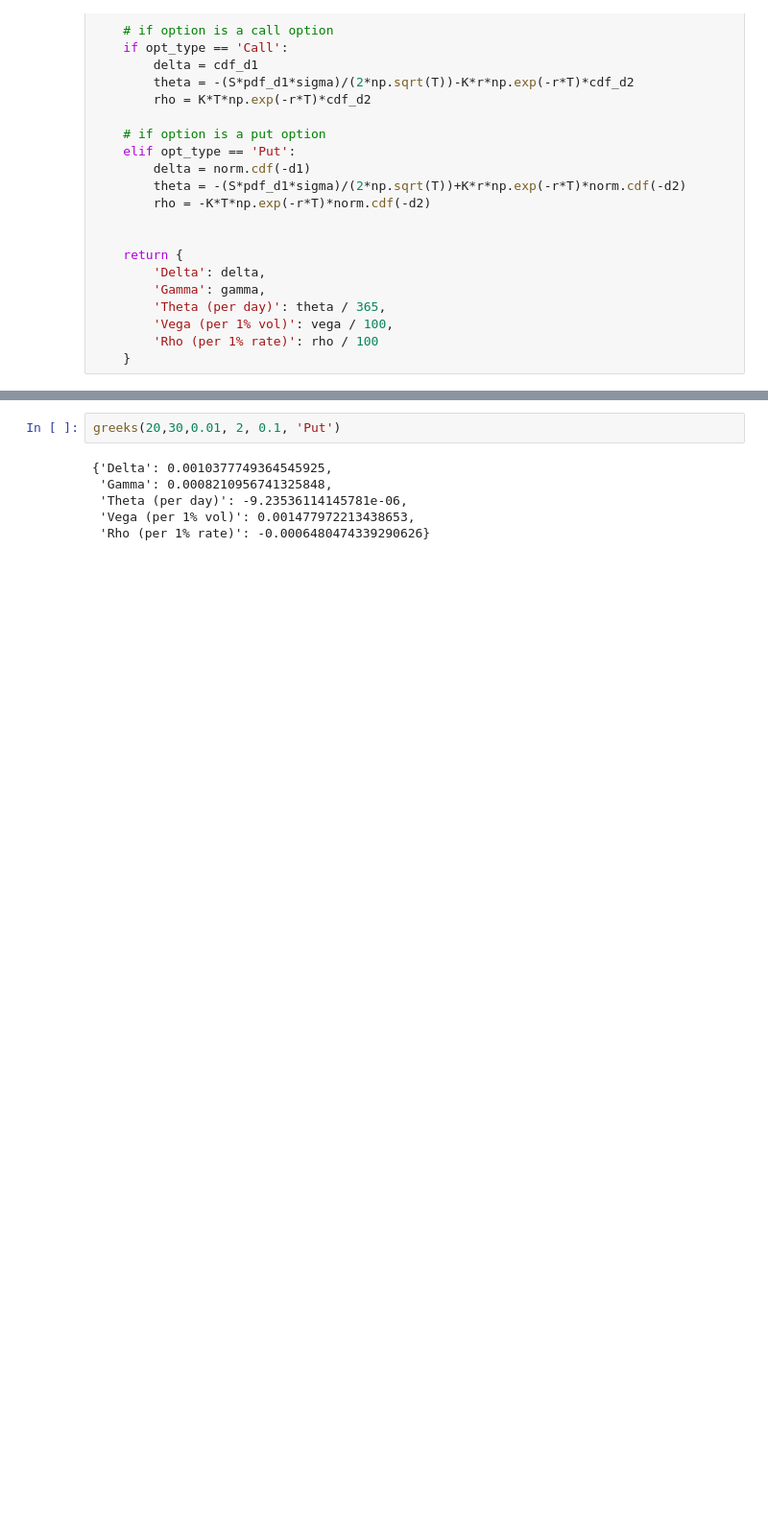
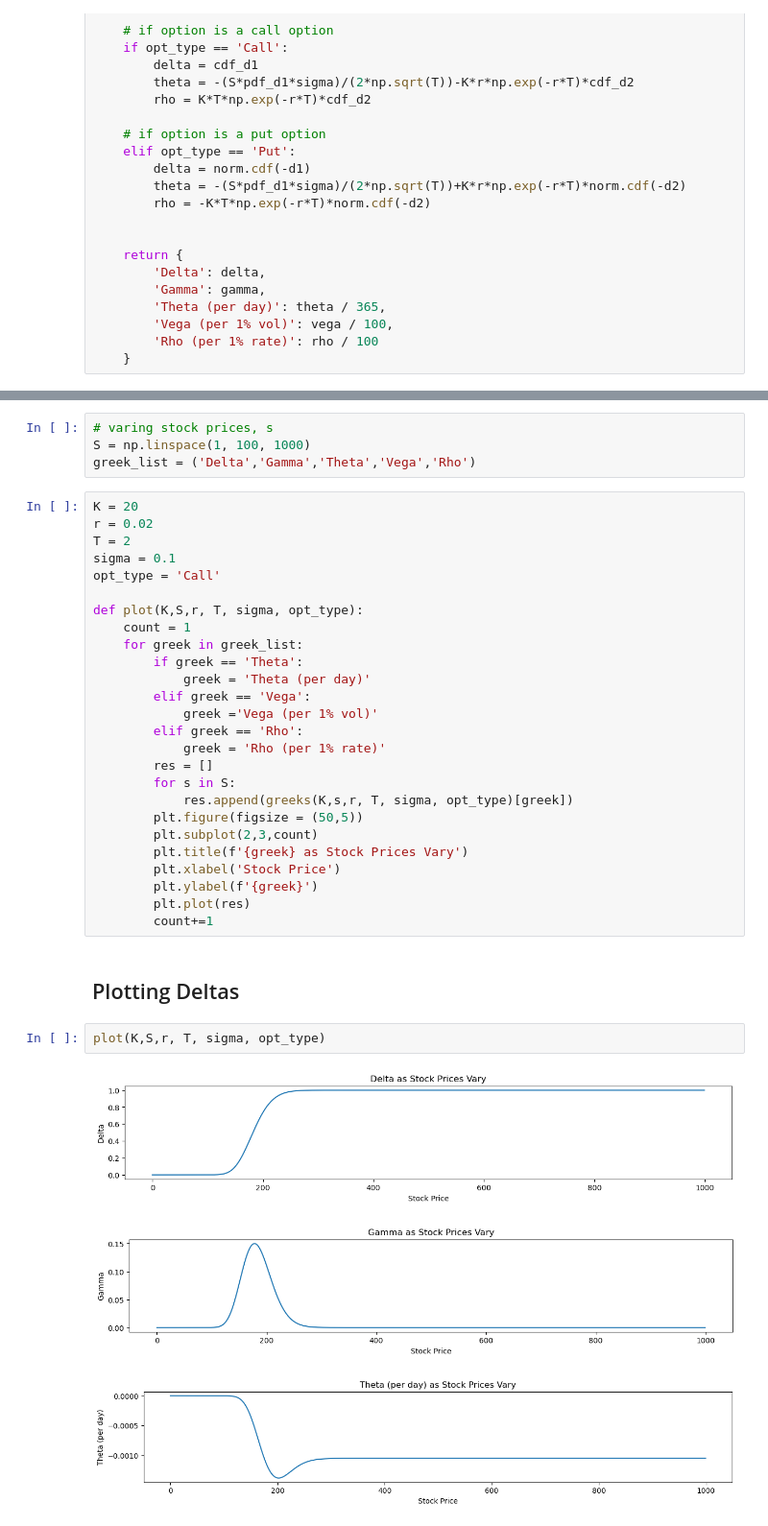
Before and after one commit to sl-jpg/Option-Pricing, a Jupyter notebook: option_pricing.ipynb, the cells around one changed output, grey strips where cells are left out. Shown at 96% size. Saved outputs shown, nothing was run; the diff lists cells and outputs as text; blank space fills up the shorter version.

```diff
--- a/option_pricing.ipynb
+++ b/option_pricing.ipynb
@@ -56,8 +59,38 @@ def greeks(K,S,r, T, sigma, opt_type):
 # %%
-greeks(20,30,0.01, 2, 0.1, 'Put')
+# varing stock prices, s
+S = np.linspace(1, 100, 1000)
+greek_list = ('Delta','Gamma','Theta','Vega','Rho')
-# %% [output]
-{'Delta': 0.0010377749364545925,
- 'Gamma': 0.0008210956741325848,
- 'Theta (per day)': -9.23536114145781e-06,
- 'Vega (per 1% vol)': 0.001477972213438653,
- 'Rho (per 1% rate)': -0.0006480474339290626}
+# %%
+K = 20
+r = 0.02
+T = 2
+sigma = 0.1
+opt_type = 'Call'
+
+def plot(K,S,r, T, sigma, opt_type):
+    count = 1
+    for greek in greek_list:
+        if greek == 'Theta':
+            greek = 'Theta (per day)'
+        elif greek == 'Vega':
+            greek ='Vega (per 1% vol)'
+        elif greek == 'Rho':
+            greek = 'Rho (per 1% rate)'
+        res = []
+        for s in S:
+            res.append(greeks(K,s,r, T, sigma, opt_type)[greek])
+        plt.figure(figsize = (50,5))
+        plt.subplot(2,3,count)
+        plt.title(f'{greek} as Stock Prices Vary')
+        plt.xlabel('Stock Price')
+        plt.ylabel(f'{greek}')
+        plt.plot(res)
+        count+=1
+# %% [markdown]
+## Plotting Deltas
+# %%
+plot(K,S,r, T, sigma, opt_type)
+# %% [output]
+[figure, added]
+[figure, added]
+[figure, added]
```
Also changed, not shown: parts of 6 cells of this notebook.
